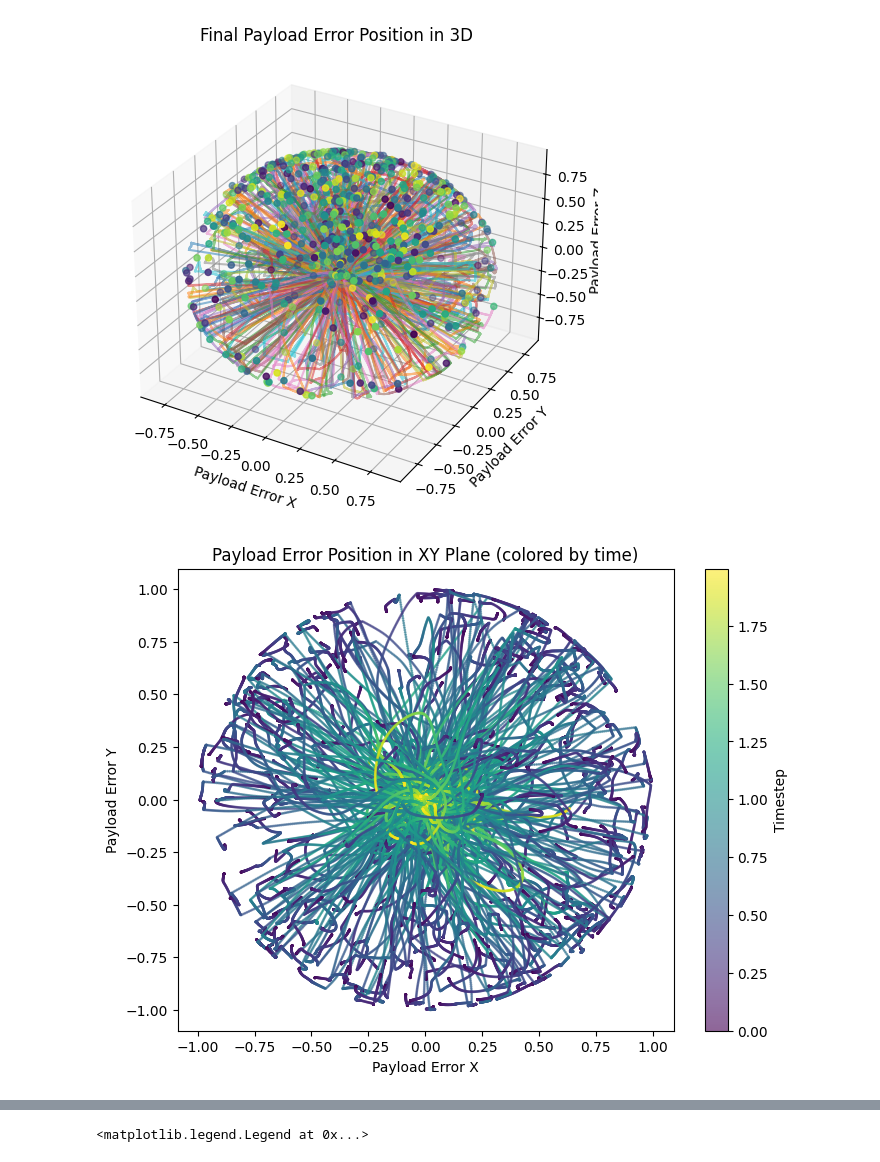
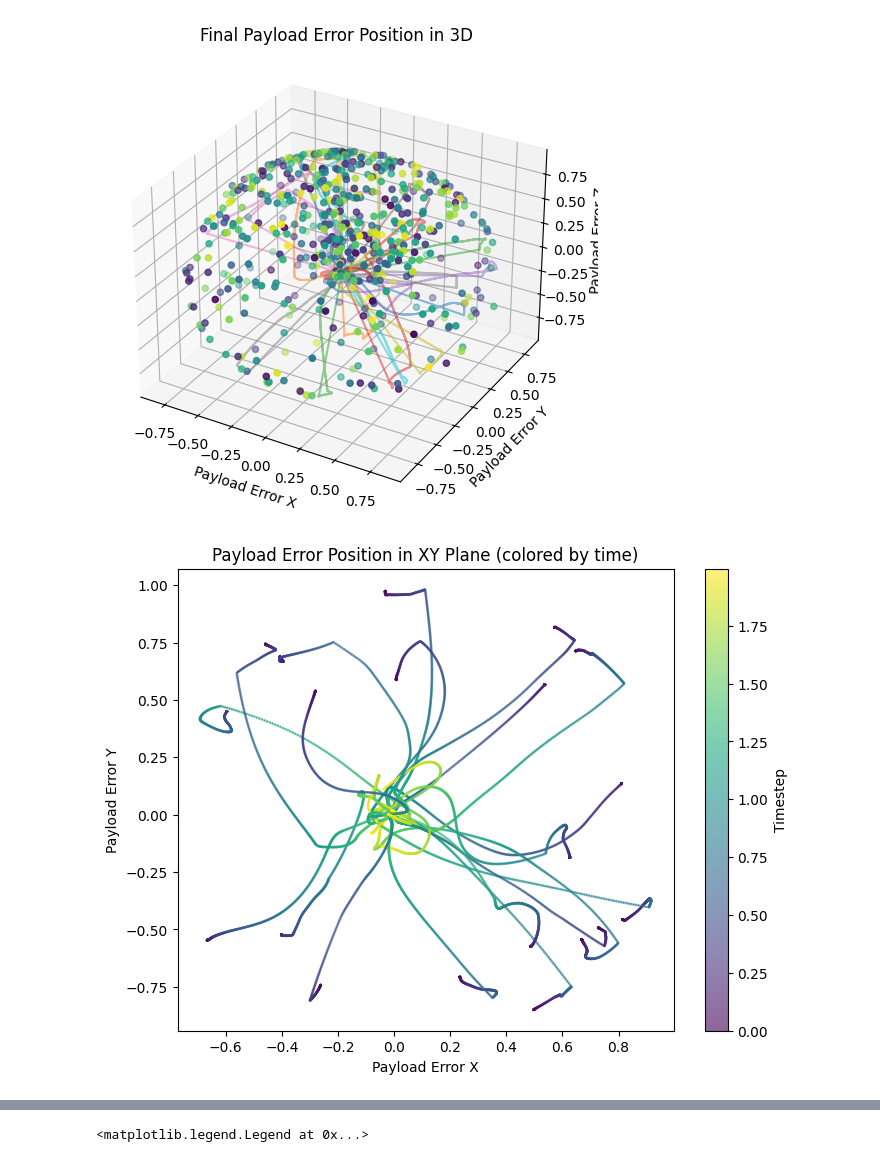
Before and after one commit to FLAIROx/JaxMARL, a Jupyter notebook: plot_test.ipynb, the cells around one changed output, grey strips where cells are left out. Drawn from its saved outputs; the diff is of its cells as text; code cells hidden in the pictures.

```diff
--- a/plot_test.ipynb
+++ b/plot_test.ipynb
@@ -19,7 +19,7 @@ print("Shape of observations:", obs.shape)
 
 
 
-num_runs = 400
+num_runs = 20
 #count dones
 num_dones = np.sum(dones[0, :])
 print(f"Number of runs: {obs.shape[1]}")
@@ -148,35 +148,35 @@ percentiles = [0, 25, 40, 50, 60,  75, 100]
 p_error_norm = np.linalg.norm(payload[:2046, : , :], axis=2)  # shape (timesteps, num_runs)
 for p in percentiles:
     p_val = np.percentile(p_error_norm, p, axis=1)
     ax4.plot(time[:2046], p_val, label=f'{p}th Percentile', alpha=0.7)
 ax4.set_xlabel('Timesteps')
 ax4.set_ylabel('Payload Error Norm')
 ax4.set_title('Payload Error Norm Over Time (Percentiles)')
 
 # crate a line plot of the first dones over time
 
 first_dones_hist, bins = np.histogram(first_dones*dt, bins=20)
 ax4.bar(bins[:-1], first_dones_hist/np.max(first_dones_hist), width=np.diff(bins), align='edge', alpha=0.7, label='termination', color='gray', edgecolor='black')
 
 ax4.legend()
 # %% [output]
 Shape of observations: (4000, 1000, 37)
 Number of runs: 1000
 Number of full runs: 415
 Percentage of full runs: 41.50%
 Payload shape: (4000, 1000, 3)
 Payload velocity shape: (4000, 1000, 3)
 Other quads shape: (4000, 1000, 3)
 q_pos shape: (4000, 1000, 3)
 q_rot_mat shape: (4000, 1000, 9)
 q_linvel shape: (4000, 1000, 3)
 q_angvel shape: (4000, 1000, 3)
 q_linacc shape: (4000, 1000, 3)
 q_angacc shape: (4000, 1000, 3)
 q_last_action shape: (4000, 1000, 3)
 Payload shape (timesteps, runs, dims): (4000, 1000, 3)
-[figure, old version]
+[figure, new version]
-[figure, old version]
+[figure, new version]
 [figure]
 [figure]
 <matplotlib.legend.Legend at 0x...>
```
Also changed, not shown: parts of 2 cells of this notebook, 1 other file.
